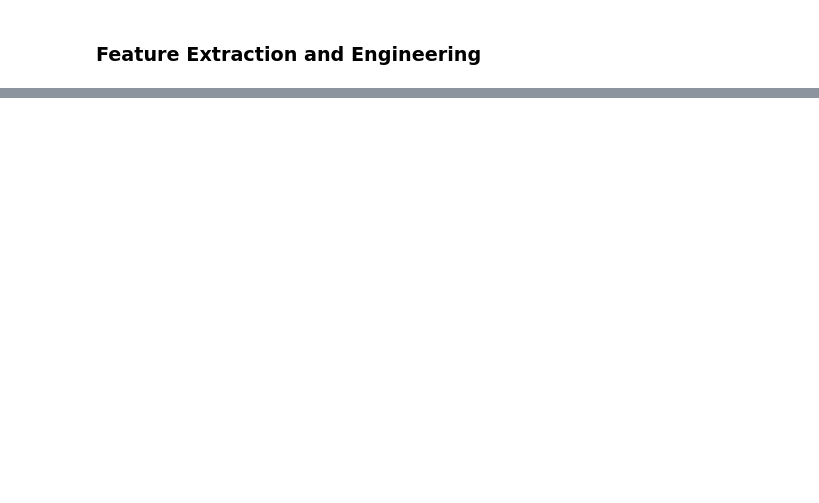
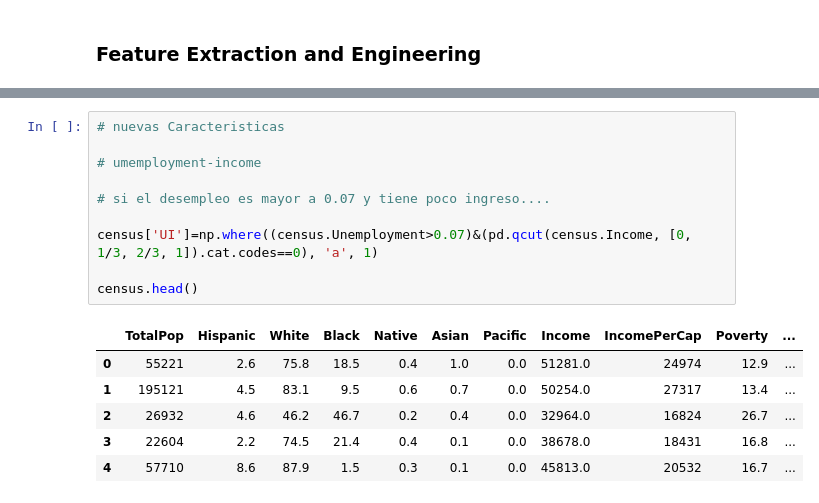
Before and after one commit to Pomilusky/apuntes_clase, a Jupyter notebook: semana_6/2.1 - Intro Machine Learning.ipynb, the cells around one changed output, grey strips where cells are left out. Drawn from its saved outputs; the diff is of its cells as text; blank space fills up the shorter version.

```diff
--- a/semana_6/2.1 - Intro Machine Learning.ipynb
+++ b/semana_6/2.1 - Intro Machine Learning.ipynb
@@ -326,0 +470,17 @@ mean_squared_error(y_test, y_pred, squared=False)
+# %%
+# nuevas Caracteristicas
+
+# umemployment-income
+
+# si el desempleo es mayor a 0.07 y tiene poco ingreso....
+
+census['UI']=np.where((census.Unemployment>0.07)&(pd.qcut(census.Income, [0, 1/3, 2/3, 1]).cat.codes==0), 'a', 1)
+
+census.head()
+# %% [output]
+|  | TotalPop | Hispanic | White | Black | Native | Asian | Pacific | Income | IncomePerCap | Poverty | ... |
+| 0 | 55221 | 2.6 | 75.8 | 18.5 | 0.4 | 1.0 | 0.0 | 51281.0 | 24974 | 12.9 | ... |
+| 1 | 195121 | 4.5 | 83.1 | 9.5 | 0.6 | 0.7 | 0.0 | 50254.0 | 27317 | 13.4 | ... |
+| 2 | 26932 | 4.6 | 46.2 | 46.7 | 0.2 | 0.4 | 0.0 | 32964.0 | 16824 | 26.7 | ... |
+| 3 | 22604 | 2.2 | 74.5 | 21.4 | 0.4 | 0.1 | 0.0 | 38678.0 | 18431 | 16.8 | ... |
+| 4 | 57710 | 8.6 | 87.9 | 1.5 | 0.3 | 0.1 | 0.0 | 45813.0 | 20532 | 16.7 | ... |
```
Also changed, not shown: parts of 63 cells of this notebook.
